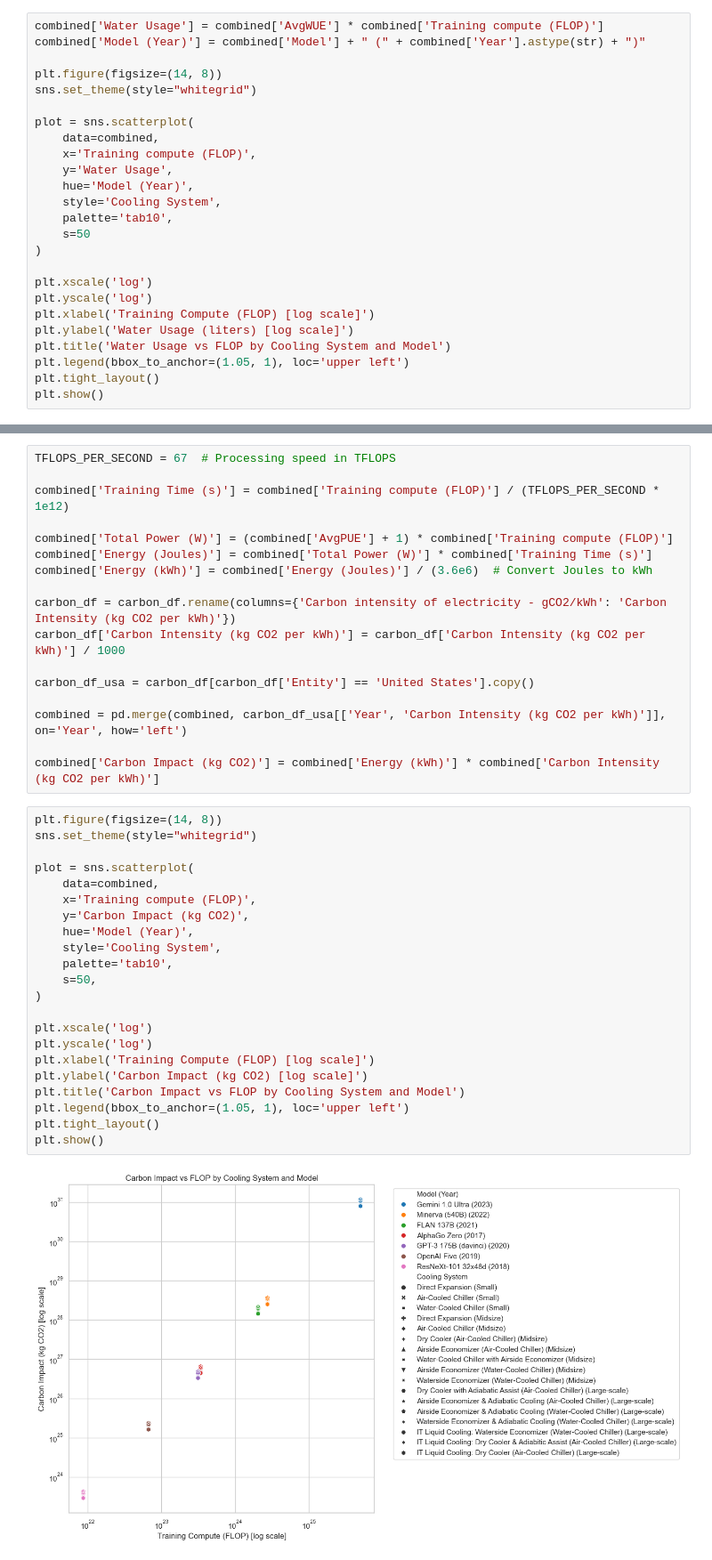
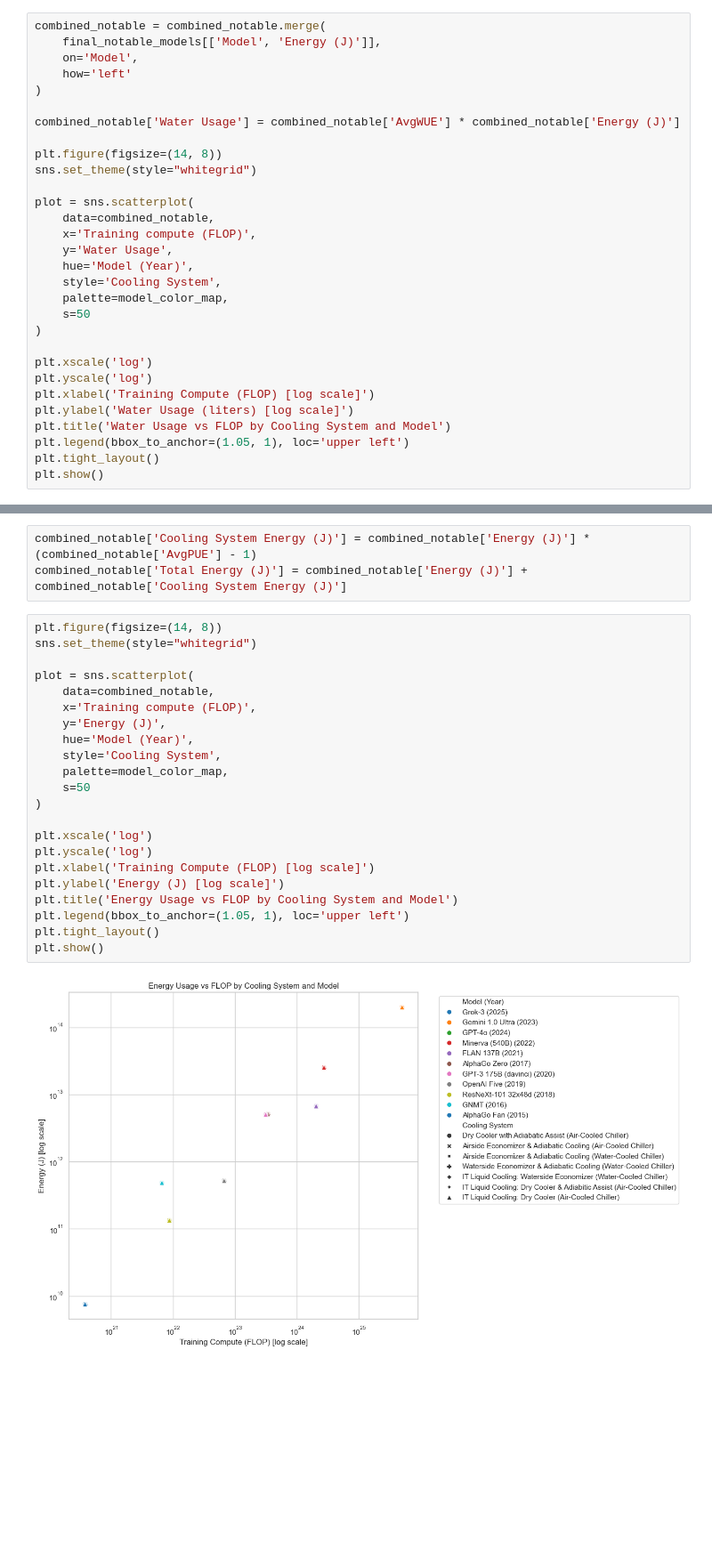
Before and after one commit to vaaniarora/Water_Sustainability, a Jupyter notebook: DataCenterCooling.ipynb, the cells around one changed output, grey strips where cells are left out. Shown at 89% size. Drawn from its saved outputs; the diff is of its cells as text; blank space fills up the shorter version.

```diff
--- a/DataCenterCooling.ipynb
+++ b/DataCenterCooling.ipynb
@@ -113,17 +324,22 @@ combined = pd.merge(top_notable_models, cooling_df, on='key').drop(columns='key'
 # %%
-combined['Water Usage'] = combined['AvgWUE'] * combined['Training compute (FLOP)']
-combined['Model (Year)'] = combined['Model'] + " (" + combined['Year'].astype(str) + ")"
+combined_notable = combined_notable.merge(
+    final_notable_models[['Model', 'Energy (J)']],
+    on='Model',
+    how='left'
+)
+
+combined_notable['Water Usage'] = combined_notable['AvgWUE'] * combined_notable['Energy (J)']
 
 plt.figure(figsize=(14, 8))
 sns.set_theme(style="whitegrid")
 
 plot = sns.scatterplot(
-    data=combined,
+    data=combined_notable,
     x='Training compute (FLOP)',
     y='Water Usage',
     hue='Model (Year)',
     style='Cooling System',
-    palette='tab10',
+    palette=model_color_map,
     s=50
 )
 
@@ -140,41 +356,27 @@ plt.show()
 # %%
-TFLOPS_PER_SECOND = 67  # Processing speed in TFLOPS
-
-combined['Training Time (s)'] = combined['Training compute (FLOP)'] / (TFLOPS_PER_SECOND * 1e12)
-
-combined['Total Power (W)'] = (combined['AvgPUE'] + 1) * combined['Training compute (FLOP)']
-combined['Energy (Joules)'] = combined['Total Power (W)'] * combined['Training Time (s)']
-combined['Energy (kWh)'] = combined['Energy (Joules)'] / (3.6e6)  # Convert Joules to kWh
-
-carbon_df = carbon_df.rename(columns={'Carbon intensity of electricity - gCO2/kWh': 'Carbon Intensity (kg CO2 per kWh)'})
-carbon_df['Carbon Intensity (kg CO2 per kWh)'] = carbon_df['Carbon Intensity (kg CO2 per kWh)'] / 1000
-
-carbon_df_usa = carbon_df[carbon_df['Entity'] == 'United States'].copy()
-
-combined = pd.merge(combined, carbon_df_usa[['Year', 'Carbon Intensity (kg CO2 per kWh)']], on='Year', how='left')
-
-combined['Carbon Impact (kg CO2)'] = combined['Energy (kWh)'] * combined['Carbon Intensity (kg CO2 per kWh)']
+combined_notable['Cooling System Energy (J)'] = combined_notable['Energy (J)'] * (combined_notable['AvgPUE'] - 1)
+combined_notable['Total Energy (J)'] = combined_notable['Energy (J)'] + combined_notable['Cooling System Energy (J)']
 # %%
 plt.figure(figsize=(14, 8))
 sns.set_theme(style="whitegrid")
 
 plot = sns.scatterplot(
-    data=combined,
+    data=combined_notable,
     x='Training compute (FLOP)',
-    y='Carbon Impact (kg CO2)',
+    y='Energy (J)',
     hue='Model (Year)',
     style='Cooling System',
-    palette='tab10',
-    s=50,
+    palette=model_color_map,
+    s=50
 )
 
 plt.xscale('log')
 plt.yscale('log')
 plt.xlabel('Training Compute (FLOP) [log scale]')
-plt.ylabel('Carbon Impact (kg CO2) [log scale]')
-plt.title('Carbon Impact vs FLOP by Cooling System and Model')
+plt.ylabel('Energy (J) [log scale]')
+plt.title('Energy Usage vs FLOP by Cooling System and Model')
 plt.legend(bbox_to_anchor=(1.05, 1), loc='upper left')
 plt.tight_layout()
 plt.show()
 # %% [output]
-[figure, old version]
+[figure, new version]
```
Also changed, not shown: parts of 20 cells of this notebook, 2 other files.
